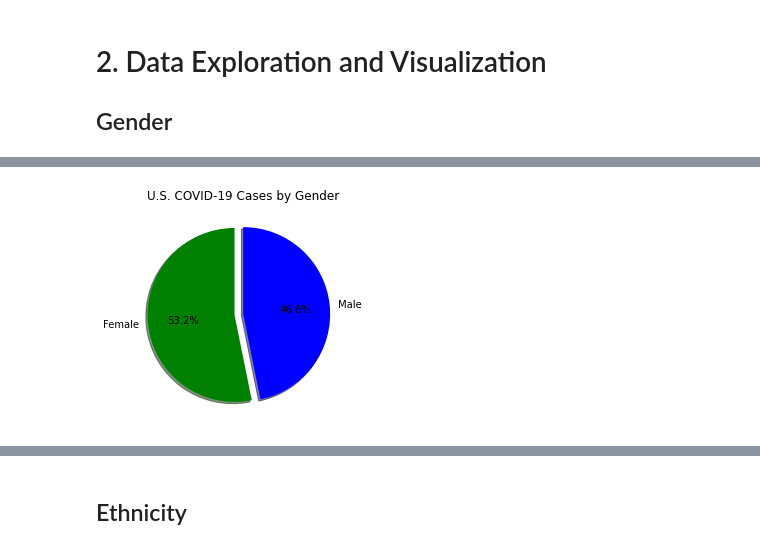
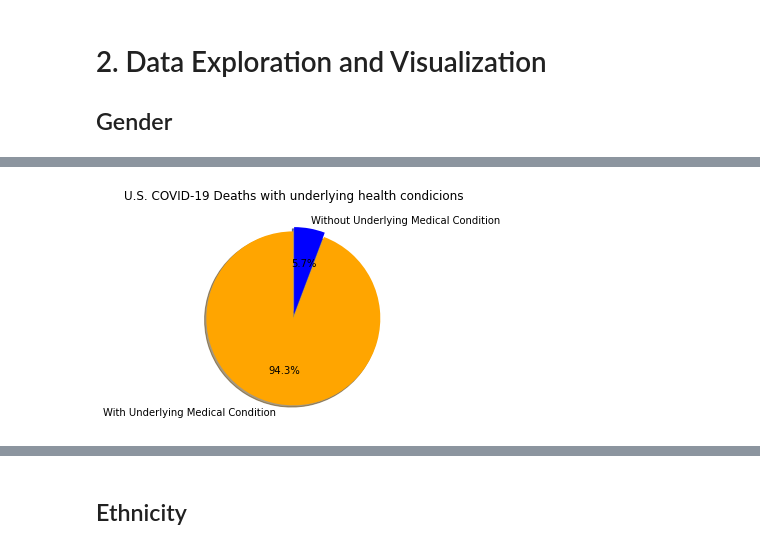
Before and after one commit to hjfeldy/Covid, a Jupyter notebook: Presentation Notebook.ipynb, the cells around one changed output, grey strips where cells are left out. Cells and saved outputs as stored; diff of their text form; code cells hidden in the pictures.

```diff
--- a/Presentation Notebook.ipynb
+++ b/Presentation Notebook.ipynb
@@ -235,4 +220,10 @@ clean_data_df.head()
 # %%
+df = pd.read_csv('./Data/clean_data.csv')
+
+# Are more men dying from COVID-19 than woman ?
+
+clean_data_df = df
+
 # Calculate the distribution of female versus male COVID-19 Cases
 total_cases= len(clean_data_df['sex'])
 
@@ -240,27 +231,27 @@ by_gender_count=clean_data_df["sex"].value_counts()
 
 by_gender_pct = (100*(by_gender_count/total_cases)).round(2)
 
-# Calculate the distribution of female versus male death by COVID-19
+# Calculate the distribution of female versus male deaths by COVID-19
 death = clean_data_df[(clean_data_df['death_yn'] == 1.0)]
 total_death = len(death['death_yn'])
 by_gender_death=death["sex"].value_counts()
 by_gender_death_pct = (100*(by_gender_death/total_death)).round(2)
 
 
-# Calculate the distribution of female versus male death with underlying medical condition by COVID-19
+# Calculate the distribution of female versus male deaths with underlying medical condition by COVID-19
 death_med_cond = death[(death['medcond_yn'] == 1.0)]
 total_death_med_cond = len(death_med_cond['medcond_yn'])
 by_gender_death_med_cond = death_med_cond["sex"].value_counts()
 by_gender_death_med_cond_pct = (100*(by_gender_death_med_cond/total_death_med_cond)).round(2)
 
 # Assemble the resulting series into a single summary dataframe.
-gender_df = pd.DataFrame({"Gender": ["Female", "Male"],
-                          "Total Cases": by_gender_count,
-                          "% Cases": by_gender_pct,
-                          "Death Count":by_gender_death,
-                          "% Death by Gender":by_gender_death_pct,
-                          "Total Death with Medical Cond.": by_gender_death_med_cond,
-                          "% Death with Medical Cond. by Gender":by_gender_death_med_cond_pct })
+gender_df = pd.DataFrame({"Sex": ["Female", "Male"],
+                          "Number of Cases": by_gender_count,
+                          "Share of Cases (%)": by_gender_pct,
+                          "Number of Deaths":by_gender_death,
+                          "Share of Deaths (%)":by_gender_death_pct,
+                          "Deaths with underlying condition": by_gender_death_med_cond,
+                          "Share of Death with underlying condition (%)":by_gender_death_med_cond_pct })
 
 gender_df
 # %% [output]
@@ -270,16 +474,17 @@ gender_df
 # %%
-# Pie plot showing the distribution of male versus female COVID-19 Cases
+# Pie plot showing the distribution of COVID-19 Deaths with and without underlying health condicions
 
 # Create Labels for the sections of the pie
-labels = gender_df["Gender"]
-distribution = gender_df["% Cases"]
+labels = ["With Underlying Medical Condition","Without Underlying Medical Condition" ]
+distribution = med_cond_df["Share of Death (%)"]
 
 # Pie plot using pyplot
-plt.pie(distribution, labels=labels, colors = ['green', 'blue'],explode = (0.1, 0), autopct="%1.1f%%",shadow=True, startangle=90 )
+plt.pie(distribution, labels=labels, colors = ['orange', 'blue'],explode = (0.05, 0), autopct="%1.1f%%",shadow=True, startangle=90 )
 
 #Formatting
-plt.title("U.S. COVID-19 Cases by Gender")
+plt.title("U.S. COVID-19 Deaths with underlying health condicions")
 
+plt.savefig('Images/US_Covid_deaths_with_medcond.png')
 plt.show()
 # %% [output]
-[figure, old version]
+[figure, new version]
```
Also changed, not shown: parts of 37 cells of this notebook, 20 other files.
